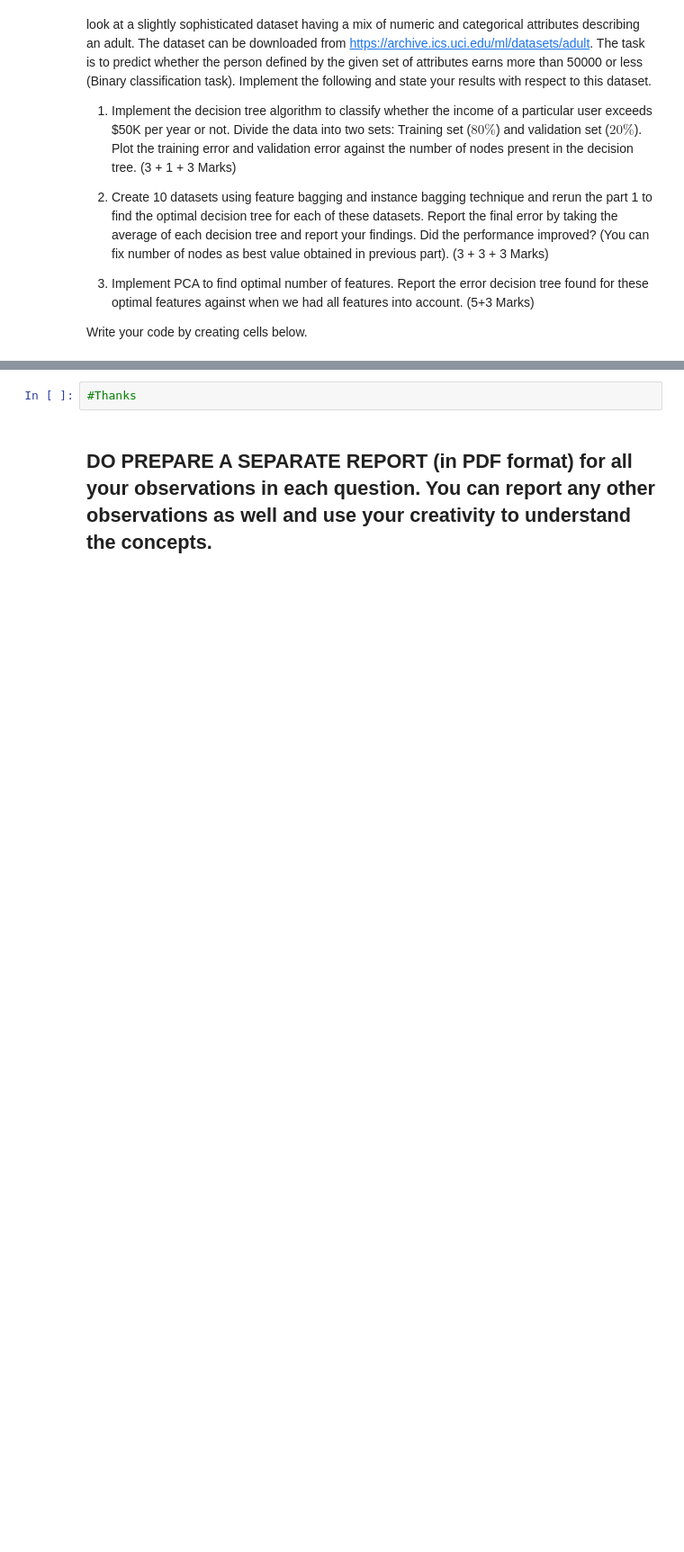
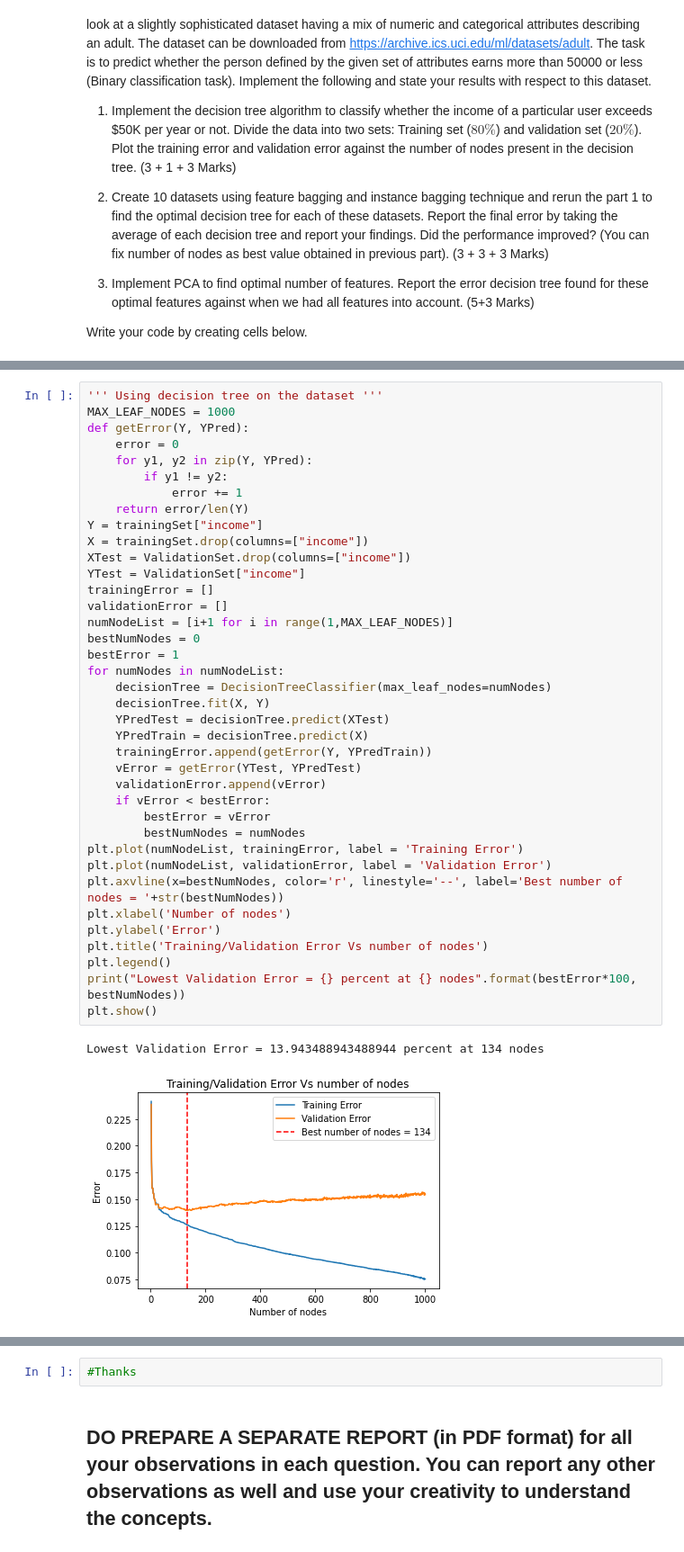
Before and after one commit to khan-shahnawaz/MachineLearning, a Jupyter notebook: Linear Classification, Logistic Regression, SVM, PCA, Decision Tree/SHAHNAWAZ_KHAN_ML_(CS503)_Lab2_Classification_Logistic_SVM_PCA_Dtree.ipynb, the cells around one changed output, grey strips where cells are left out. Shown at 90% size. Cells and saved outputs as stored; diff of their text form; blank space fills up the shorter version.

```diff
--- a/Linear Classification, Logistic Regression, SVM, PCA, Decision Tree/SHAHNAWAZ_KHAN_ML_(CS503)_Lab2_Classification_Logistic_SVM_PCA_Dtree.ipynb
+++ b/Linear Classification, Logistic Regression, SVM, PCA, Decision Tree/SHAHNAWAZ_KHAN_ML_(CS503)_Lab2_Classification_Logistic_SVM_PCA_Dtree.ipynb
@@ -624,0 +676,41 @@ Write your code by creating cells below.
+# %%
+''' Using decision tree on the dataset '''
+MAX_LEAF_NODES = 1000
+def getError(Y, YPred):
+    error = 0
+    for y1, y2 in zip(Y, YPred):
+        if y1 != y2:
+            error += 1
+    return error/len(Y)
+Y = trainingSet["income"]
+X = trainingSet.drop(columns=["income"])
+XTest = ValidationSet.drop(columns=["income"])
+YTest = ValidationSet["income"]
+trainingError = []
+validationError = []
+numNodeList = [i+1 for i in range(1,MAX_LEAF_NODES)]
+bestNumNodes = 0
+bestError = 1
+for numNodes in numNodeList:
+    decisionTree = DecisionTreeClassifier(max_leaf_nodes=numNodes)
+    decisionTree.fit(X, Y)
+    YPredTest = decisionTree.predict(XTest)
+    YPredTrain = decisionTree.predict(X)
+    trainingError.append(getError(Y, YPredTrain))
+    vError = getError(YTest, YPredTest)
+    validationError.append(vError)
+    if vError < bestError:
+        bestError = vError
+        bestNumNodes = numNodes
+plt.plot(numNodeList, trainingError, label = 'Training Error')
+plt.plot(numNodeList, validationError, label = 'Validation Error')
+plt.axvline(x=bestNumNodes, color='r', linestyle='--', label='Best number of nodes = '+str(bestNumNodes))
+plt.xlabel('Number of nodes')
+plt.ylabel('Error')
+plt.title('Training/Validation Error Vs number of nodes')
+plt.legend()
+print("Lowest Validation Error = {} percent at {} nodes".format(bestError*100, bestNumNodes))
+plt.show()
+# %% [output]
+Lowest Validation Error = 13.943488943488944 percent at 134 nodes
+[figure, added]
```
Also changed, not shown: parts of 17 cells of this notebook, 2 other files.
